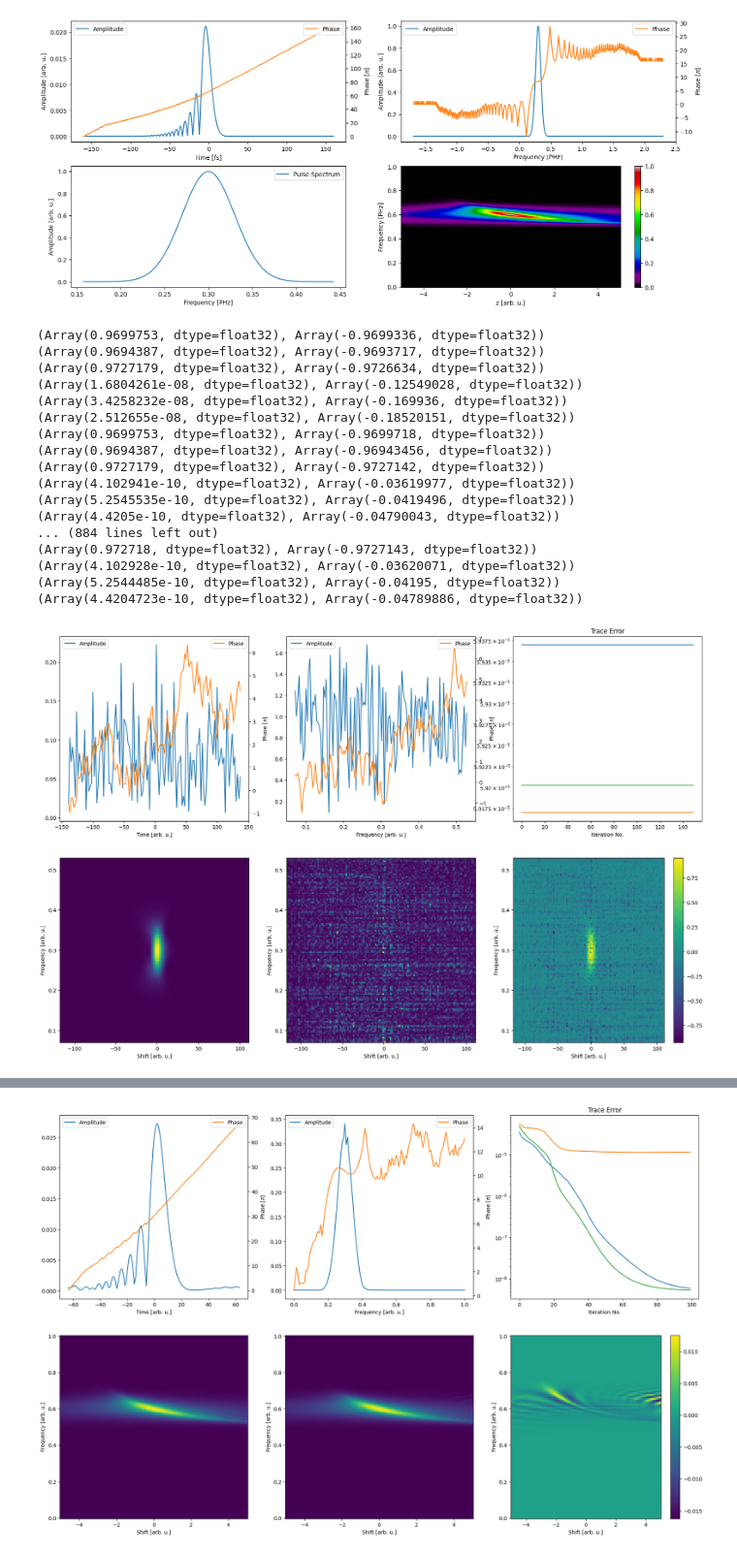
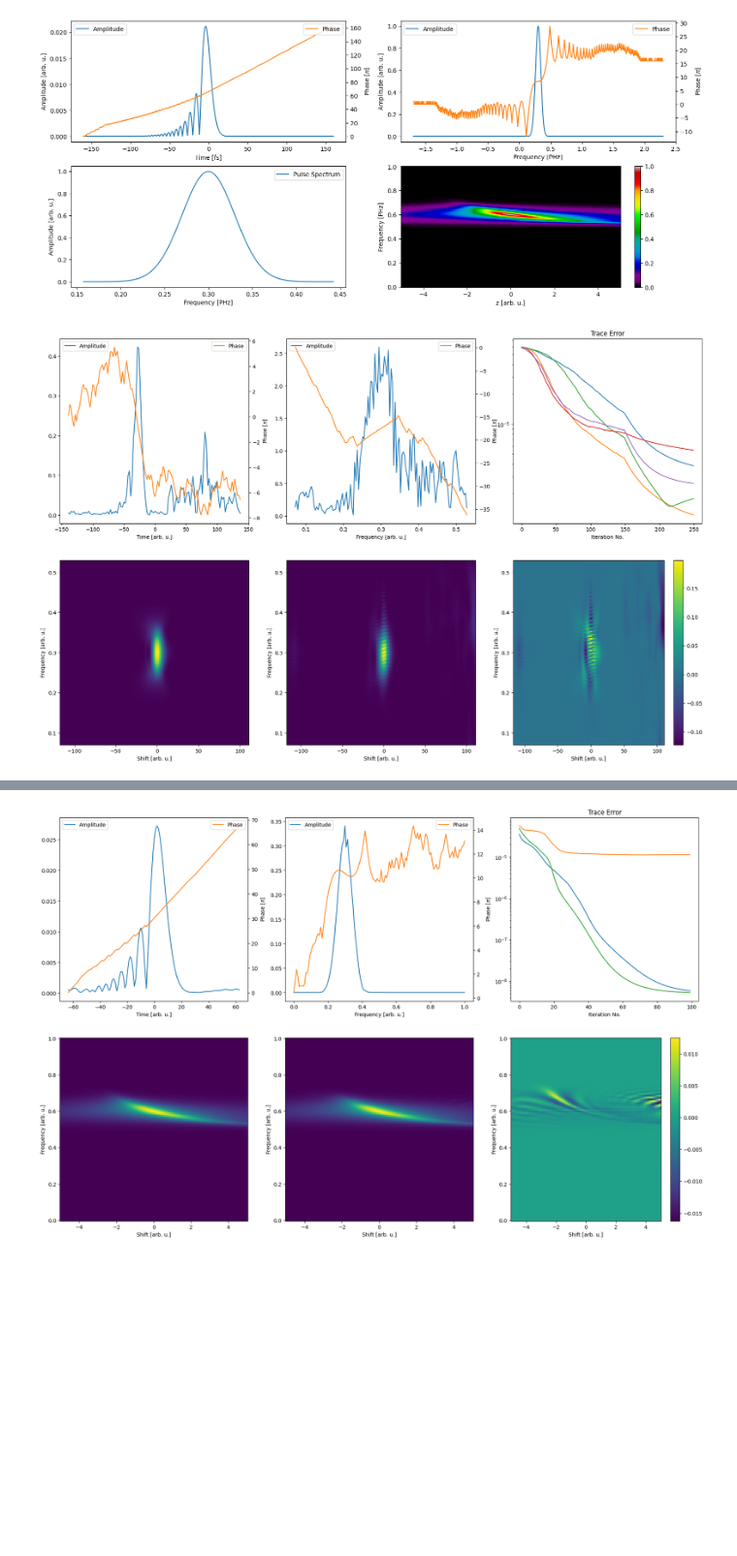
Before and after one commit to matillda123/Pulse-Retrieval-with-JAX, a Jupyter notebook: _usage_example.ipynb, the cells around one changed output, grey strips where cells are left out. Shown at 97% size. Cells and saved outputs as stored; diff of their text form; code cells hidden in the pictures; blank space fills up the shorter version.

Commit message:
Finalized adaptive stepsize

```diff
--- a/_usage_example.ipynb
+++ b/_usage_example.ipynb
@@ -118,52 +118,35 @@ from classic_algorithms_frog import Vanilla, LSGPA, GeneralizedProjection, TimeD
 # tdp.alpha = 0.1
 # tdp.local_gamma = 0.1
 # tdp.global_gamma = 0.1
 
 # tdp.lbfgs_memory = 15
 # tdp.conjugate_gradients = False#"fletcher_reeves"
 
 # tdp.global_hessian = False #"diagonal" #"lbfgs"
 # tdp.use_linesearch = False #"wolfe"
 
 # final_result = tdp.run(population, 15, 15)
 # tdp.plot_results(final_result)
 
 
 
 
 
 copra = COPRA(time, frequency, trace, "pg", ifrog=False)#, xfrog="doubleblind")
-population = copra.create_initial_population(population_size=3, guess_type="random")
+population = copra.create_initial_population(population_size=5, guess_type="random")
 
 copra.use_linesearch = False #"wolfe"
 
 copra.local_gamma=1
 copra.global_gamma=0.25
 copra.local_adaptive_scaling = "linear"
-copra.global_adaptive_scaling = "nonlinear"
+copra.global_adaptive_scaling = "linear"
 copra.xi=1e-12
 
 copra.local_hessian=False
-copra.global_hessian="diagonal"
+copra.global_hessian=False#"full"
 
-final_result = copra.run(population, 0, 150)
+final_result = copra.run(population, 150, 100)
 copra.plot_results(final_result)
 # %% [output]
-(Array(0.9699753, dtype=float32), Array(-0.9699336, dtype=float32))
-(Array(0.9694387, dtype=float32), Array(-0.9693717, dtype=float32))
-(Array(0.9727179, dtype=float32), Array(-0.9726634, dtype=float32))
-(Array(1.6804261e-08, dtype=float32), Array(-0.12549028, dtype=float32))
-(Array(3.4258232e-08, dtype=float32), Array(-0.169936, dtype=float32))
-(Array(2.512655e-08, dtype=float32), Array(-0.18520151, dtype=float32))
-(Array(0.9699753, dtype=float32), Array(-0.9699718, dtype=float32))
-(Array(0.9694387, dtype=float32), Array(-0.96943456, dtype=float32))
-(Array(0.9727179, dtype=float32), Array(-0.9727142, dtype=float32))
-(Array(4.102941e-10, dtype=float32), Array(-0.03619977, dtype=float32))
-(Array(5.2545535e-10, dtype=float32), Array(-0.0419496, dtype=float32))
-(Array(4.4205e-10, dtype=float32), Array(-0.04790043, dtype=float32))
-... (884 lines left out)
-(Array(0.972718, dtype=float32), Array(-0.9727143, dtype=float32))
-(Array(4.102928e-10, dtype=float32), Array(-0.03620071, dtype=float32))
-(Array(5.2544485e-10, dtype=float32), Array(-0.04195, dtype=float32))
-(Array(4.4204723e-10, dtype=float32), Array(-0.04789886, dtype=float32))
-[figure, old version]
+[figure, new version]
```
Also changed, not shown: parts of 16 cells of this notebook, 11 other files.
